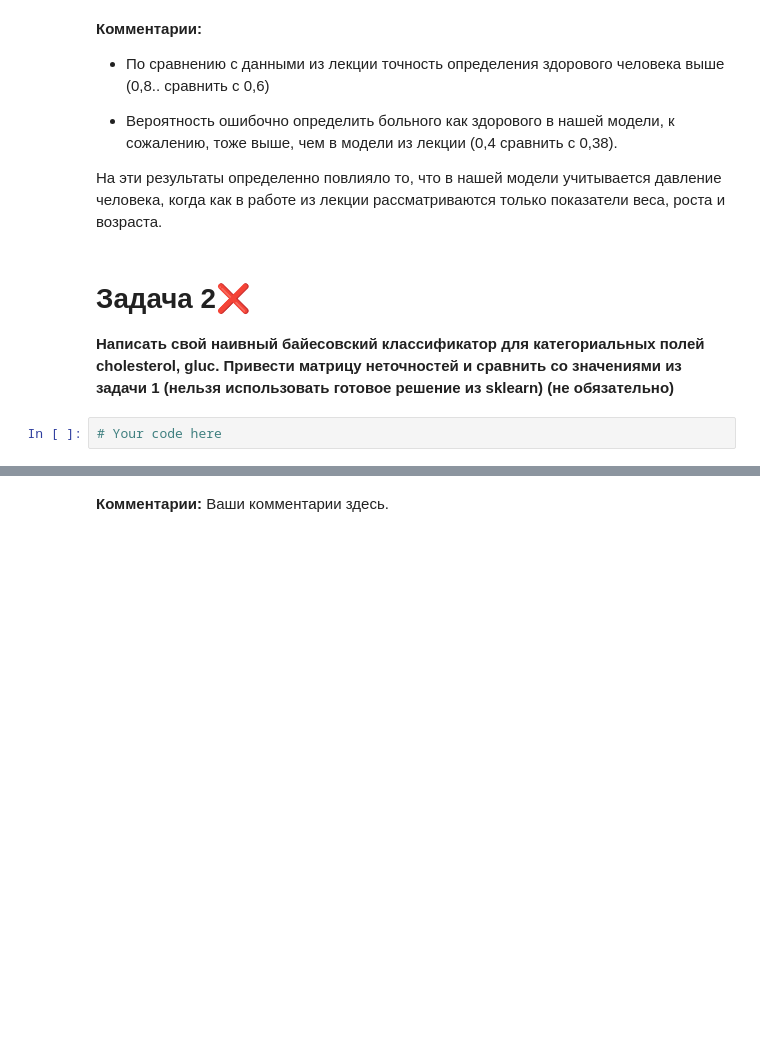
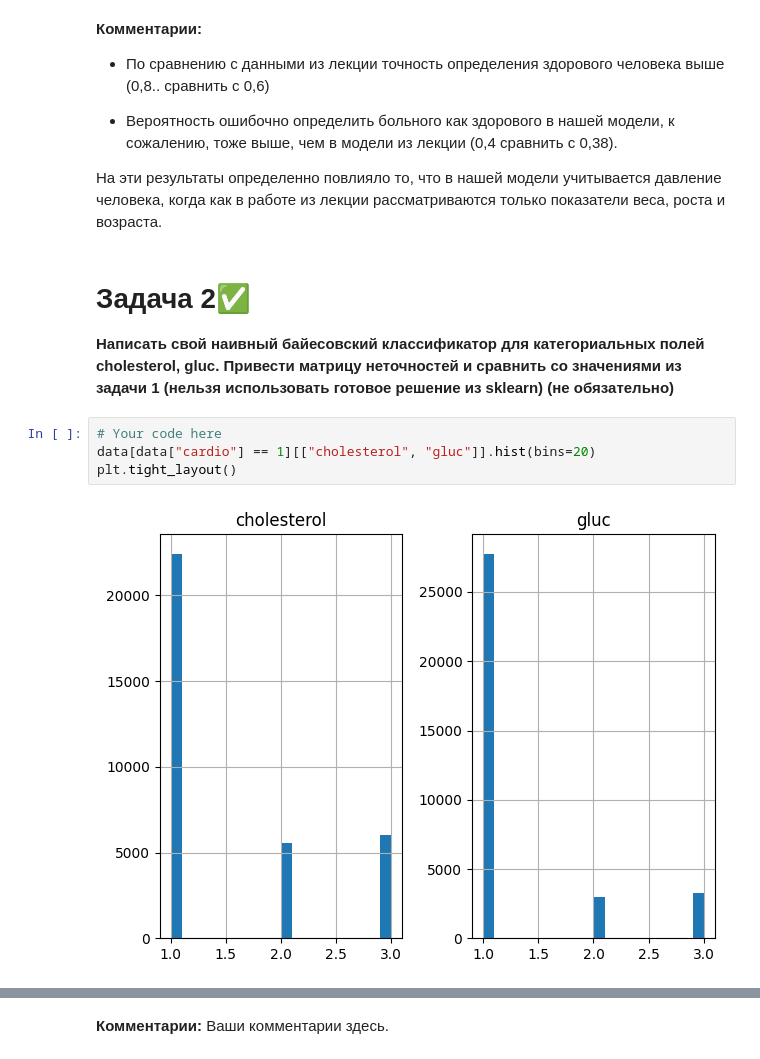
Before and after one commit to Diyanadi1/test, a Jupyter notebook: home_work/Dmitrieva_Lecture02_HW.ipynb, the cells around one changed output, grey strips where cells are left out. Drawn from its saved outputs; the diff is of its cells as text; blank space fills up the shorter version.

```diff
--- a/home_work/Dmitrieva_Lecture02_HW.ipynb
+++ b/home_work/Dmitrieva_Lecture02_HW.ipynb
@@ -127,8 +132,14 @@ plt.show()
 
 На эти результаты определенно повлияло то, что в нашей модели учитывается давление человека, когда как в работе из лекции рассматриваются только показатели веса, роста и возраста.
 # %% [markdown]
-# Задача 2❌
+
+
+# Задача 2✅
 
 **Написать свой наивный байесовский классификатор для категориальных полей cholesterol, gluc. Привести матрицу неточностей и сравнить со значениями из задачи 1 (нельзя использовать готовое решение из sklearn) (не обязательно)**
-# %%
-# Your code here
+# %%
+# Your code here
+data[data["cardio"] == 1][["cholesterol", "gluc"]].hist(bins=20)
+plt.tight_layout()
+# %% [output]
+[figure, added]
```
Also changed, not shown: parts of 17 cells of this notebook, 1 other file.
